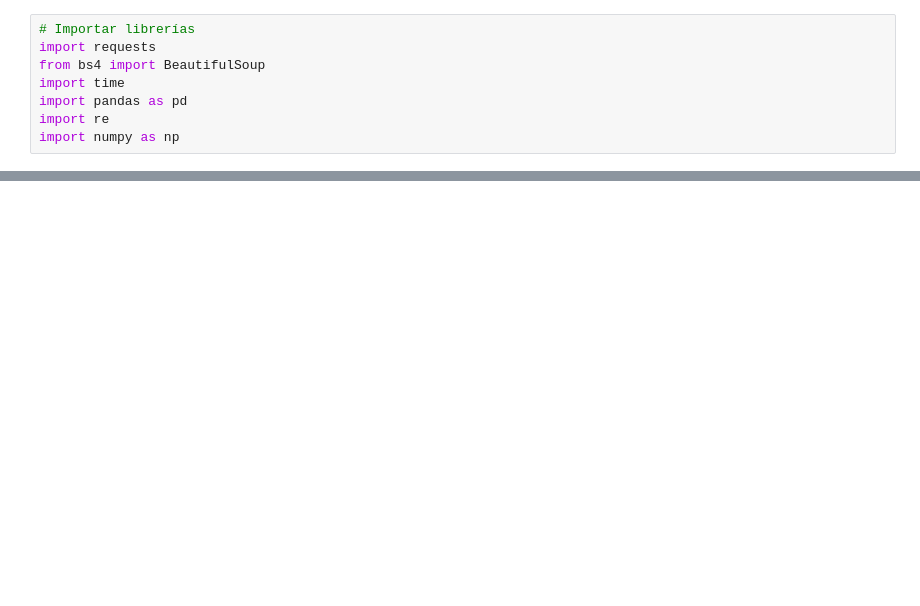
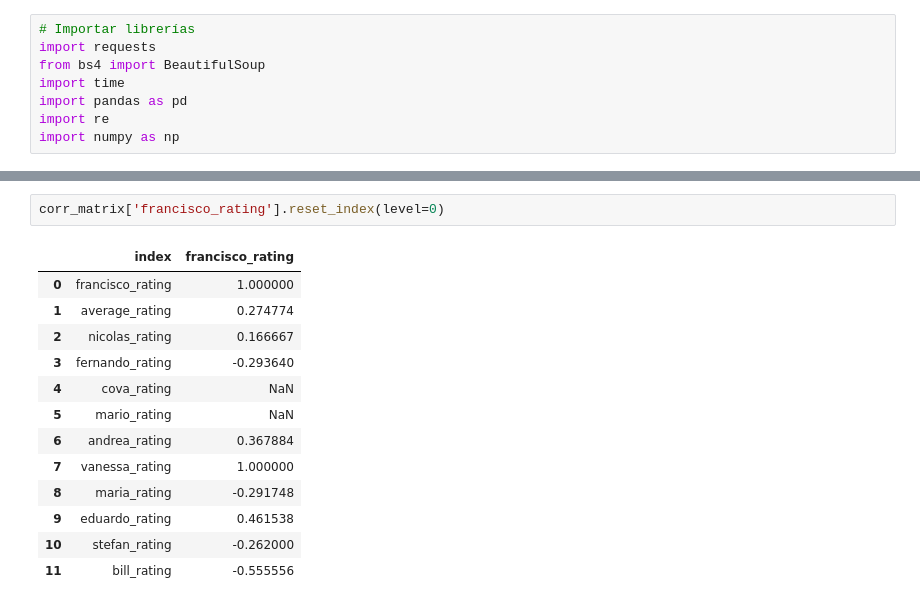
Before and after one commit to ta-data-mexpt/statistical-analysis-project, a Jupyter notebook: main.ipynb, the cells around one changed output, grey strips where cells are left out. Saved outputs shown, nothing was run; the diff lists cells and outputs as text; blank space fills up the shorter version.

```diff
--- a/main.ipynb
+++ b/main.ipynb
@@ -318,0 +463,16 @@ pd_total['my_rating'].mean()
+# %%
+corr_matrix['francisco_rating'].reset_index(level=0)
+# %% [output]
+|  | index | francisco_rating |
+| 0 | francisco_rating | 1.000000 |
+| 1 | average_rating | 0.274774 |
+| 2 | nicolas_rating | 0.166667 |
+| 3 | fernando_rating | -0.293640 |
+| 4 | cova_rating | NaN |
+| 5 | mario_rating | NaN |
+| 6 | andrea_rating | 0.367884 |
+| 7 | vanessa_rating | 1.000000 |
+| 8 | maria_rating | -0.291748 |
+| 9 | eduardo_rating | 0.461538 |
+| 10 | stefan_rating | -0.262000 |
+| 11 | bill_rating | -0.555556 |
```
Also changed, not shown: parts of 125 cells of this notebook.
